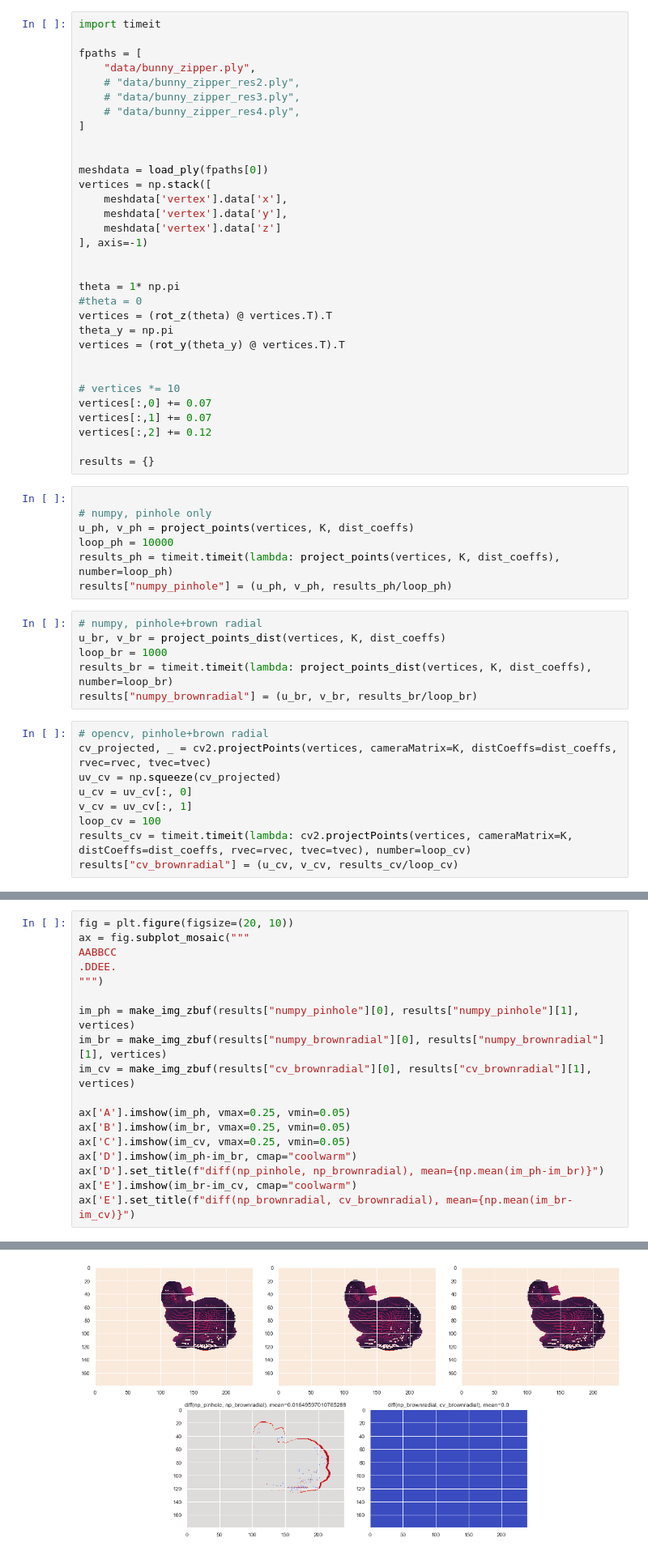
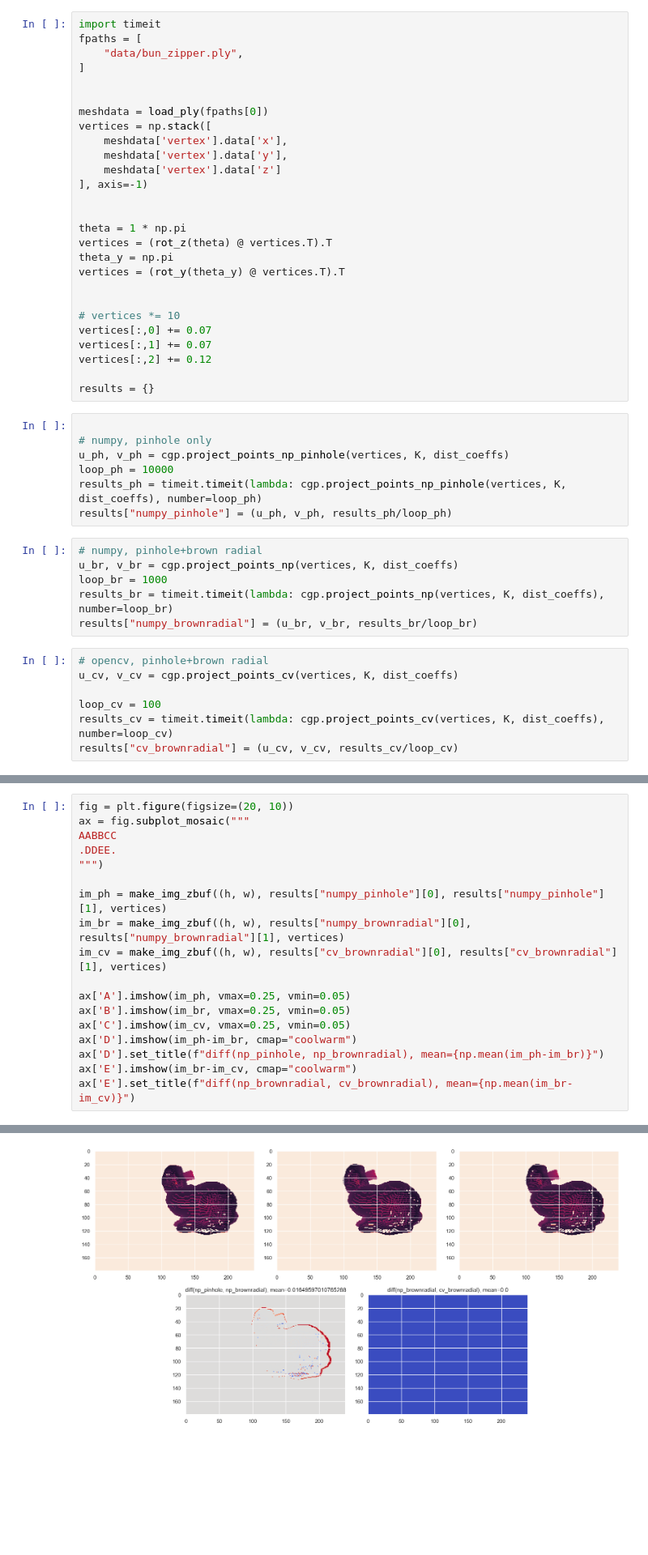
Before and after one commit to sevas/camera_geometry, a Jupyter notebook: cg.ipynb, the cells around one changed output, grey strips where cells are left out. Shown at 81% size. Saved outputs shown, nothing was run; the diff lists cells and outputs as text; blank space fills up the shorter version.

```diff
--- a/cg.ipynb
+++ b/cg.ipynb
@@ -528,12 +433,8 @@ plt.colorbar()
 ## Benchmarks
 # %%
 import timeit
-
 fpaths = [
-    "data/bunny_zipper.ply",
-    # "data/bunny_zipper_res2.ply",
-    # "data/bunny_zipper_res3.ply",
-    # "data/bunny_zipper_res4.ply",
+    "data/bun_zipper.ply",
 ]
 
 
@@ -545,8 +446,7 @@ vertices = np.stack([
 ], axis=-1)
 
 
-theta = 1* np.pi
-#theta = 0
+theta = 1 * np.pi
 vertices = (rot_z(theta) @ vertices.T).T
 theta_y = np.pi
 vertices = (rot_y(theta_y) @ vertices.T).T
@@ -561,24 +461,22 @@ results = {}
 # %%
 
 # numpy, pinhole only
-u_ph, v_ph = project_points(vertices, K, dist_coeffs)
+u_ph, v_ph = cgp.project_points_np_pinhole(vertices, K, dist_coeffs)
 loop_ph = 10000
-results_ph = timeit.timeit(lambda: project_points(vertices, K, dist_coeffs), number=loop_ph)
+results_ph = timeit.timeit(lambda: cgp.project_points_np_pinhole(vertices, K, dist_coeffs), number=loop_ph)
 results["numpy_pinhole"] = (u_ph, v_ph, results_ph/loop_ph)
 # %%
 # numpy, pinhole+brown radial
-u_br, v_br = project_points_dist(vertices, K, dist_coeffs)
+u_br, v_br = cgp.project_points_np(vertices, K, dist_coeffs)
 loop_br = 1000
-results_br = timeit.timeit(lambda: project_points_dist(vertices, K, dist_coeffs), number=loop_br)
+results_br = timeit.timeit(lambda: cgp.project_points_np(vertices, K, dist_coeffs), number=loop_br)
 results["numpy_brownradial"] = (u_br, v_br, results_br/loop_br)
 # %%
 # opencv, pinhole+brown radial
-cv_projected, _ = cv2.projectPoints(vertices, cameraMatrix=K, distCoeffs=dist_coeffs, rvec=rvec, tvec=tvec)
-uv_cv = np.squeeze(cv_projected)
-u_cv = uv_cv[:, 0]
-v_cv = uv_cv[:, 1]
+u_cv, v_cv = cgp.project_points_cv(vertices, K, dist_coeffs)
+
 loop_cv = 100
-results_cv = timeit.timeit(lambda: cv2.projectPoints(vertices, cameraMatrix=K, distCoeffs=dist_coeffs, rvec=rvec, tvec=tvec), number=loop_cv)
+results_cv = timeit.timeit(lambda: cgp.project_points_cv(vertices, K, dist_coeffs), number=loop_cv)
 results["cv_brownradial"] = (u_cv, v_cv, results_cv/loop_cv)
 # %%
 fig = plt.figure(figsize=(10,10))
@@ -603,21 +503,21 @@ pd.DataFrame(results)
 # %%
 fig = plt.figure(figsize=(20, 10))
 ax = fig.subplot_mosaic("""
 AABBCC
 .DDEE.
 """)
 
-im_ph = make_img_zbuf(results["numpy_pinhole"][0], results["numpy_pinhole"][1], vertices)
-im_br = make_img_zbuf(results["numpy_brownradial"][0], results["numpy_brownradial"][1], vertices)
-im_cv = make_img_zbuf(results["cv_brownradial"][0], results["cv_brownradial"][1], vertices)
+im_ph = make_img_zbuf((h, w), results["numpy_pinhole"][0], results["numpy_pinhole"][1], vertices)
+im_br = make_img_zbuf((h, w), results["numpy_brownradial"][0], results["numpy_brownradial"][1], vertices)
+im_cv = make_img_zbuf((h, w), results["cv_brownradial"][0], results["cv_brownradial"][1], vertices)
 
 ax['A'].imshow(im_ph, vmax=0.25, vmin=0.05)
 ax['B'].imshow(im_br, vmax=0.25, vmin=0.05)
 ax['C'].imshow(im_cv, vmax=0.25, vmin=0.05)
 ax['D'].imshow(im_ph-im_br, cmap="coolwarm")
 ax['D'].set_title(f"diff(np_pinhole, np_brownradial), mean={np.mean(im_ph-im_br)}")
 ax['E'].imshow(im_br-im_cv, cmap="coolwarm")
 ax['E'].set_title(f"diff(np_brownradial, cv_brownradial), mean={np.mean(im_br-im_cv)}")
 # %% [output]
 Text(0.5, 1.0, 'diff(np_brownradial, cv_brownradial), mean=0.0')
-[figure, old version]
+[figure, new version]
```
Also changed, not shown: parts of 17 cells of this notebook, 1 other file.
